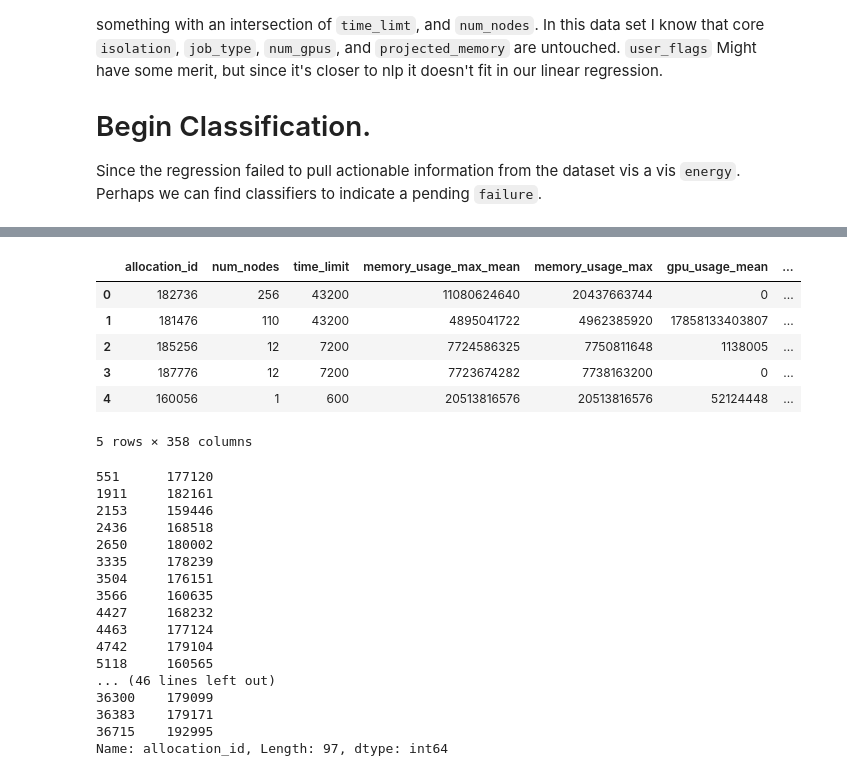
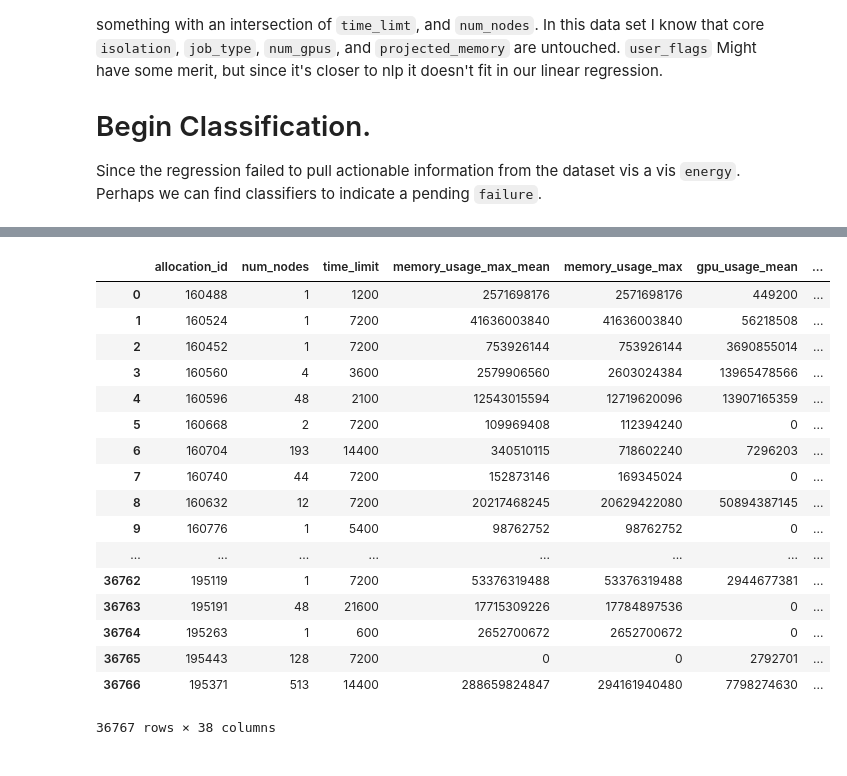
Before and after one commit to mew2057/CAST, a Jupyter notebook: csm_big_data/python3/sandbox.ipynb, the cells around one changed output, grey strips where cells are left out. Saved outputs shown, nothing was run; the diff lists cells and outputs as text; code cells hidden in the pictures.

```diff
--- a/csm_big_data/python3/sandbox.ipynb
+++ b/csm_big_data/python3/sandbox.ipynb
@@ -837,39 +867,33 @@ sns.lmplot(x="num_nodes", y="energy", hue="launch_nodes", data=pdVDF)
 [interactive output not drawn]
 [interactive output not drawn]
 # %%
-# dummyCols = uJDF.getDummyCols()
+dummyCols = uJDF.getDummyCols("_base", "launch_node_name", "state"
+                             )
+featureLen = len(dummyCols)  # Remove timestamps
 
-featuresFull= uJDF.rdd.map(lambda row: row[0:1]+row[4:])# Build the feature rdd.
+featuresFull= uJDF.rdd.map(lambda row: row[0:1]+row[4:featureLen])# Build the feature rdd.
 featureColsFull = ["allocation_id"] + dummyCols[4:]
 
 sFDF = featuresFull.toDF() #.toPandas()
 pFDF = sFDF.toPandas()
 pFDF.columns = featureColsFull
+pFDF
 # %% [output]
 |  | allocation_id | num_nodes | time_limit | memory_usage_max_mean | memory_usage_max | gpu_usage_mean | ... |
-| 0 | 182736 | 256 | 43200 | 11080624640 | 20437663744 | 0 | ... |
-| 1 | 181476 | 110 | 43200 | 4895041722 | 4962385920 | 17858133403807 | ... |
-| 2 | 185256 | 12 | 7200 | 7724586325 | 7750811648 | 1138005 | ... |
-| 3 | 187776 | 12 | 7200 | 7723674282 | 7738163200 | 0 | ... |
-| 4 | 160056 | 1 | 600 | 20513816576 | 20513816576 | 52124448 | ... |
+| 0 | 160488 | 1 | 1200 | 2571698176 | 2571698176 | 449200 | ... |
+| 1 | 160524 | 1 | 7200 | 41636003840 | 41636003840 | 56218508 | ... |
+| 2 | 160452 | 1 | 7200 | 753926144 | 753926144 | 3690855014 | ... |
+| 3 | 160560 | 4 | 3600 | 2579906560 | 2603024384 | 13965478566 | ... |
+| 4 | 160596 | 48 | 2100 | 12543015594 | 12719620096 | 13907165359 | ... |
+| 5 | 160668 | 2 | 7200 | 109969408 | 112394240 | 0 | ... |
+| 6 | 160704 | 193 | 14400 | 340510115 | 718602240 | 7296203 | ... |
+| 7 | 160740 | 44 | 7200 | 152873146 | 169345024 | 0 | ... |
+| 8 | 160632 | 12 | 7200 | 20217468245 | 20629422080 | 50894387145 | ... |
+| 9 | 160776 | 1 | 5400 | 98762752 | 98762752 | 0 | ... |
+| ... | ... | ... | ... | ... | ... | ... | ... |
+| 36762 | 195119 | 1 | 7200 | 53376319488 | 53376319488 | 2944677381 | ... |
+| 36763 | 195191 | 48 | 21600 | 17715309226 | 17784897536 | 0 | ... |
+| 36764 | 195263 | 1 | 600 | 2652700672 | 2652700672 | 0 | ... |
+| 36765 | 195443 | 128 | 7200 | 0 | 0 | 2792701 | ... |
+| 36766 | 195371 | 513 | 14400 | 288659824847 | 294161940480 | 7798274630 | ... |
-5 rows × 358 columns
+36767 rows × 38 columns
-# %%
-pFDF[pFDF["failed"] == 1]["allocation_id"]
-# %% [output]
-551      177120
-1911     182161
-2153     159446
-2436     168518
-2650     180002
-3335     178239
-3504     176151
-3566     160635
-4427     168232
-4463     177124
-4742     179104
-5118     160565
-... (46 lines left out)
-36300    179099
-36383    179171
-36715    192995
-Name: allocation_id, Length: 97, dtype: int64
```
Also changed, not shown: parts of 14 cells of this notebook.
